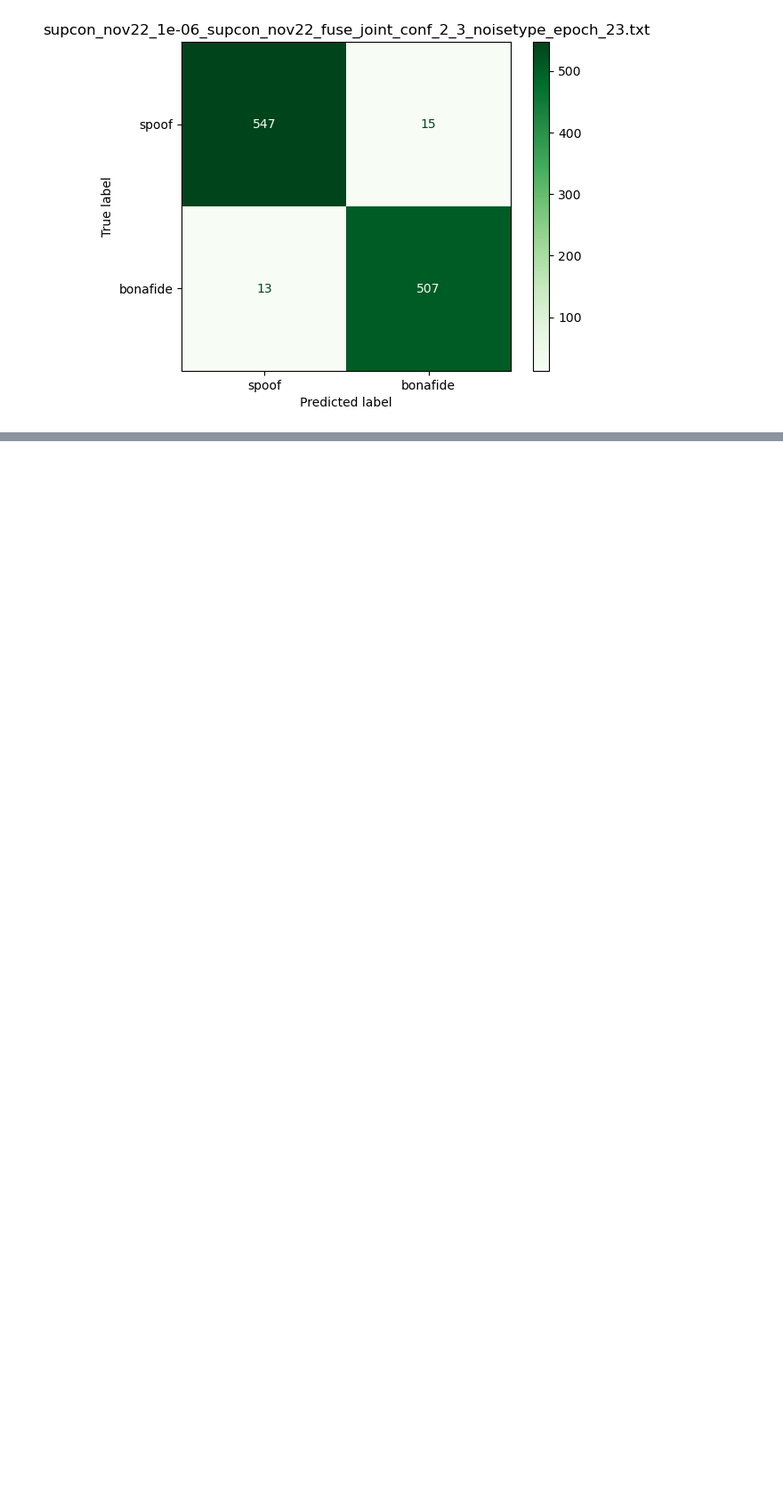
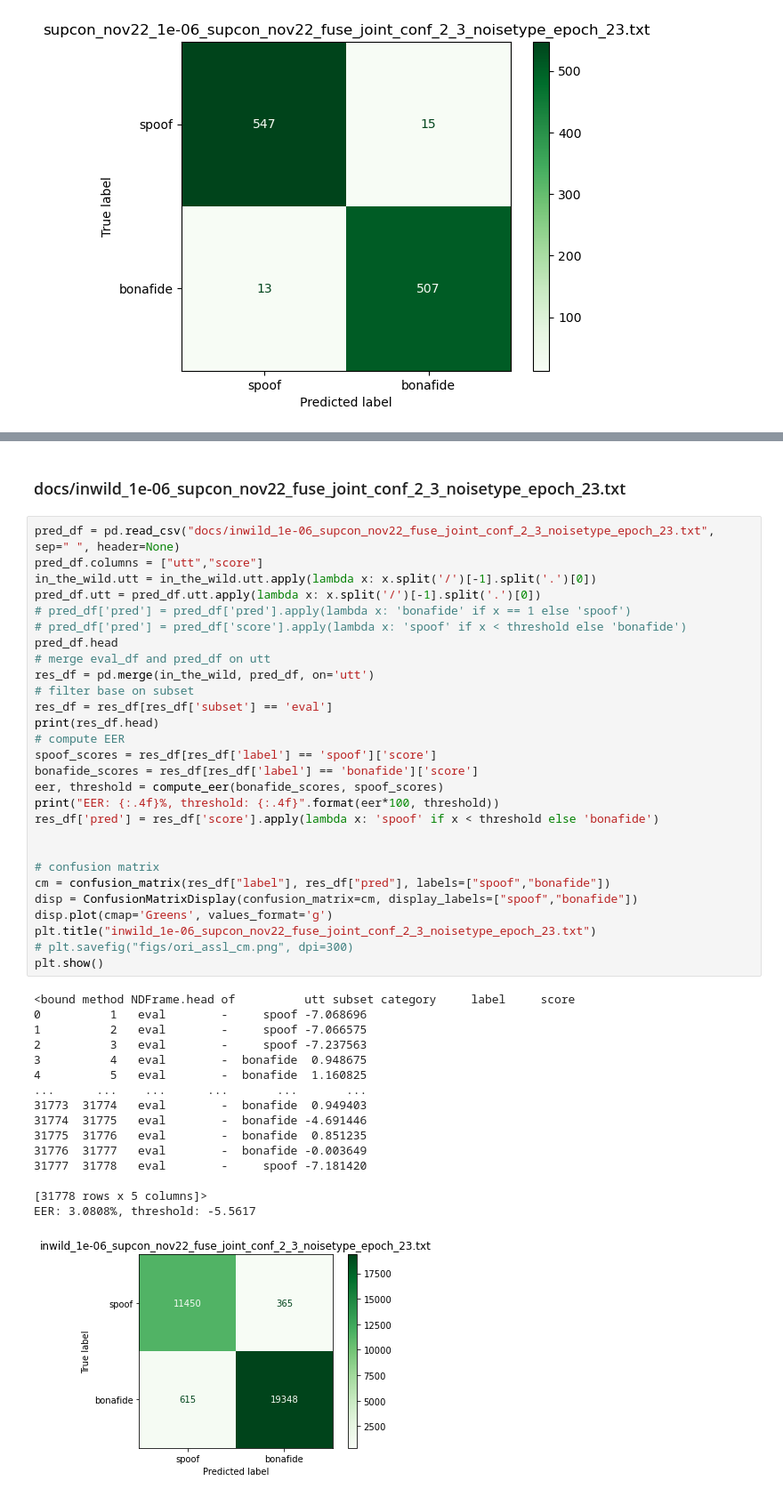
Before and after one commit to josebeo2016/DNNFuse, a Jupyter notebook: result.ipynb, the cells around one changed output, grey strips where cells are left out. Shown at 89% size. Cells and saved outputs as stored; diff of their text form; blank space fills up the shorter version.

```diff
--- a/result.ipynb
+++ b/result.ipynb
@@ -1911,0 +2040,47 @@ EER: 2.4956%, threshold: -1.0255
+# %% [markdown]
+### docs/inwild_1e-06_supcon_nov22_fuse_joint_conf_2_3_noisetype_epoch_23.txt
+# %%
+pred_df = pd.read_csv("docs/inwild_1e-06_supcon_nov22_fuse_joint_conf_2_3_noisetype_epoch_23.txt", sep=" ", header=None)
+pred_df.columns = ["utt","score"]
+in_the_wild.utt = in_the_wild.utt.apply(lambda x: x.split('/')[-1].split('.')[0])
+pred_df.utt = pred_df.utt.apply(lambda x: x.split('/')[-1].split('.')[0])
+# pred_df['pred'] = pred_df['pred'].apply(lambda x: 'bonafide' if x == 1 else 'spoof')
+# pred_df['pred'] = pred_df['score'].apply(lambda x: 'spoof' if x < threshold else 'bonafide')
+pred_df.head
+# merge eval_df and pred_df on utt
+res_df = pd.merge(in_the_wild, pred_df, on='utt')
+# filter base on subset
+res_df = res_df[res_df['subset'] == 'eval']
+print(res_df.head)
+# compute EER
+spoof_scores = res_df[res_df['label'] == 'spoof']['score']
+bonafide_scores = res_df[res_df['label'] == 'bonafide']['score']
+eer, threshold = compute_eer(bonafide_scores, spoof_scores)
+print("EER: {:.4f}%, threshold: {:.4f}".format(eer*100, threshold))
+res_df['pred'] = res_df['score'].apply(lambda x: 'spoof' if x < threshold else 'bonafide')
+
+
+# confusion matrix
+cm = confusion_matrix(res_df["label"], res_df["pred"], labels=["spoof","bonafide"])
+disp = ConfusionMatrixDisplay(confusion_matrix=cm, display_labels=["spoof","bonafide"])
+disp.plot(cmap='Greens', values_format='g')
+plt.title("inwild_1e-06_supcon_nov22_fuse_joint_conf_2_3_noisetype_epoch_23.txt")
+# plt.savefig("figs/ori_assl_cm.png", dpi=300)
+plt.show()
+# %% [output]
+<bound method NDFrame.head of          utt subset category     label     score
+0          1   eval        -     spoof -7.068696
+1          2   eval        -     spoof -7.066575
+2          3   eval        -     spoof -7.237563
+3          4   eval        -  bonafide  0.948675
+4          5   eval        -  bonafide  1.160825
+...      ...    ...      ...       ...       ...
+31773  31774   eval        -  bonafide  0.949403
+31774  31775   eval        -  bonafide -4.691446
+31775  31776   eval        -  bonafide  0.851235
+31776  31777   eval        -  bonafide -0.003649
+31777  31778   eval        -     spoof -7.181420
+
+[31778 rows x 5 columns]>
+EER: 3.0808%, threshold: -5.5617
+[figure, added]
```
Also changed, not shown: parts of 9 cells of this notebook, 10 other files.
